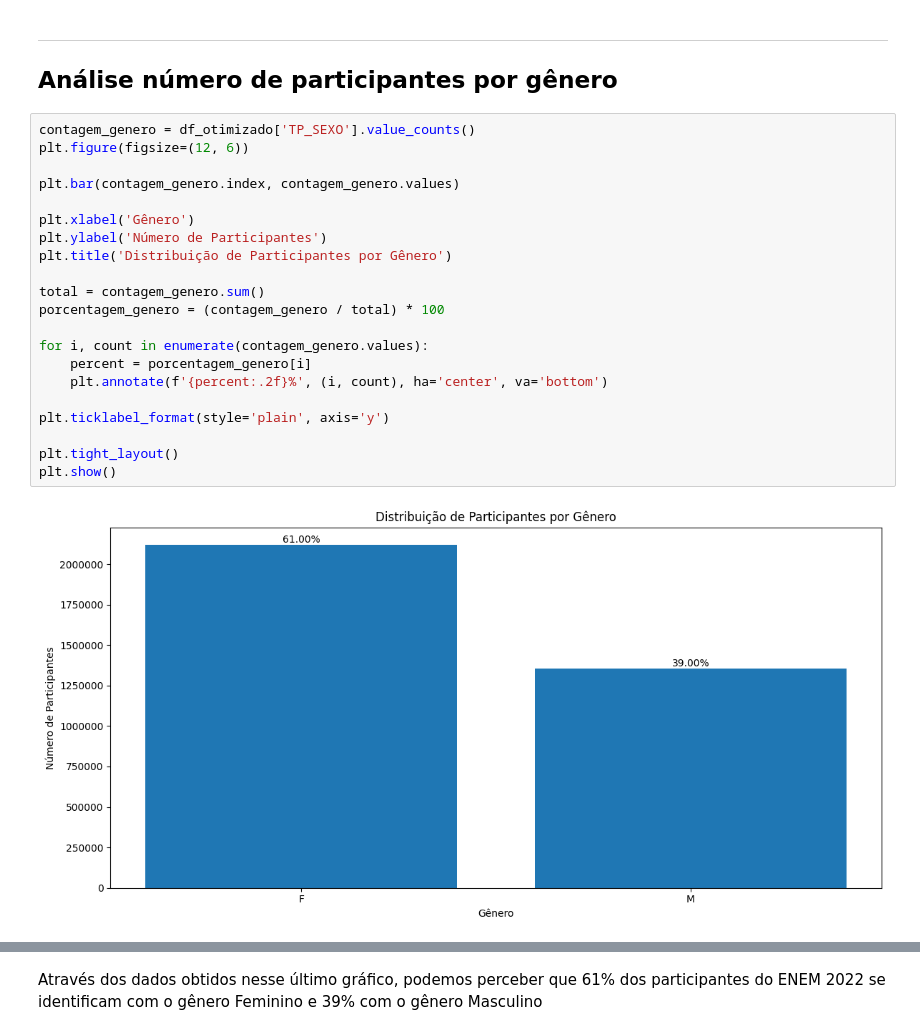
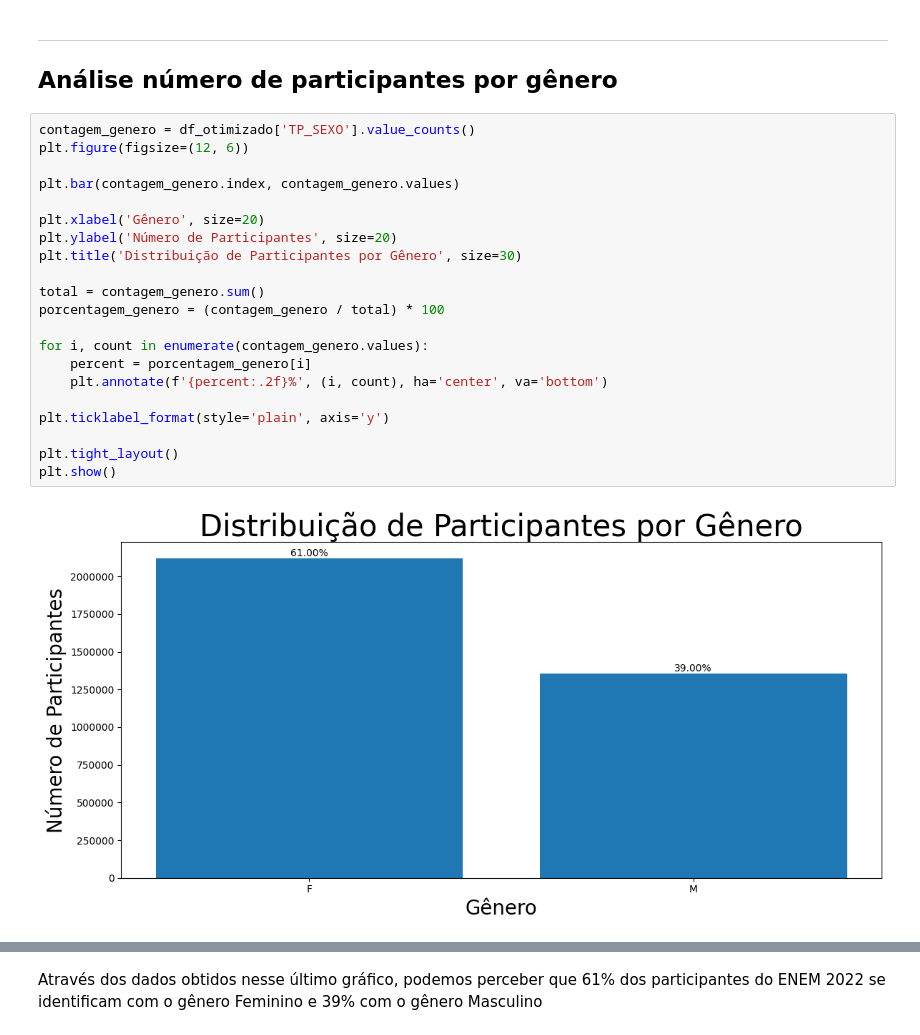
Before and after one commit to giolangella/Analise-de-Microdados-ENEM-2022, a Jupyter notebook: main.ipynb, the cells around one changed output, grey strips where cells are left out. Drawn from its saved outputs; the diff is of its cells as text.

```diff
--- a/main.ipynb
+++ b/main.ipynb
@@ -162,23 +162,23 @@ ___
 # %%
 contagem_genero = df_otimizado['TP_SEXO'].value_counts()
 plt.figure(figsize=(12, 6))
 
 plt.bar(contagem_genero.index, contagem_genero.values)
 
-plt.xlabel('Gênero')
-plt.ylabel('Número de Participantes')
-plt.title('Distribuição de Participantes por Gênero')
+plt.xlabel('Gênero', size=20)
+plt.ylabel('Número de Participantes', size=20)
+plt.title('Distribuição de Participantes por Gênero', size=30)
 
 total = contagem_genero.sum()
 porcentagem_genero = (contagem_genero / total) * 100
 
 for i, count in enumerate(contagem_genero.values):
     percent = porcentagem_genero[i]
     plt.annotate(f'{percent:.2f}%', (i, count), ha='center', va='bottom')
 
 plt.ticklabel_format(style='plain', axis='y')
 
 plt.tight_layout()
 plt.show()
 # %% [output]
-[figure, old version]
+[figure, new version]
```
Also changed, not shown: parts of 11 cells of this notebook.
